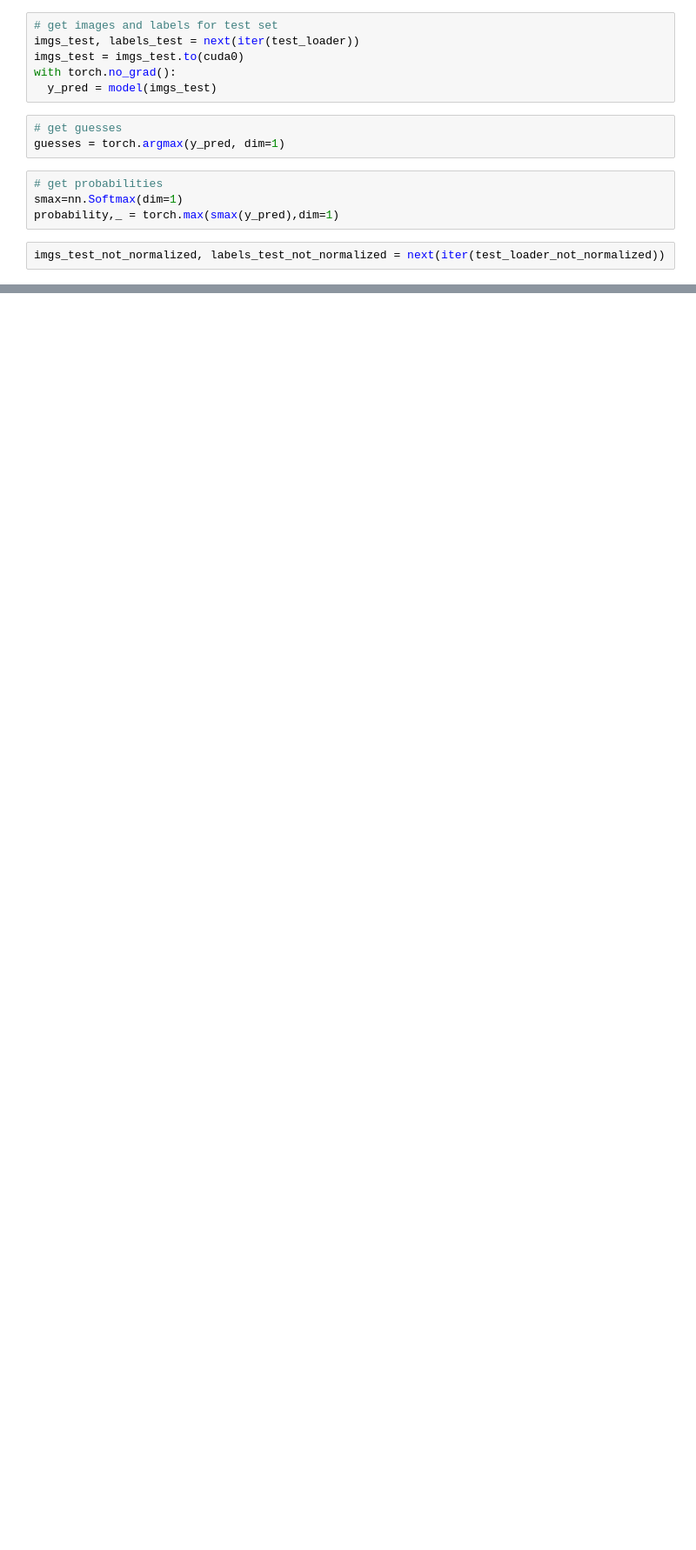
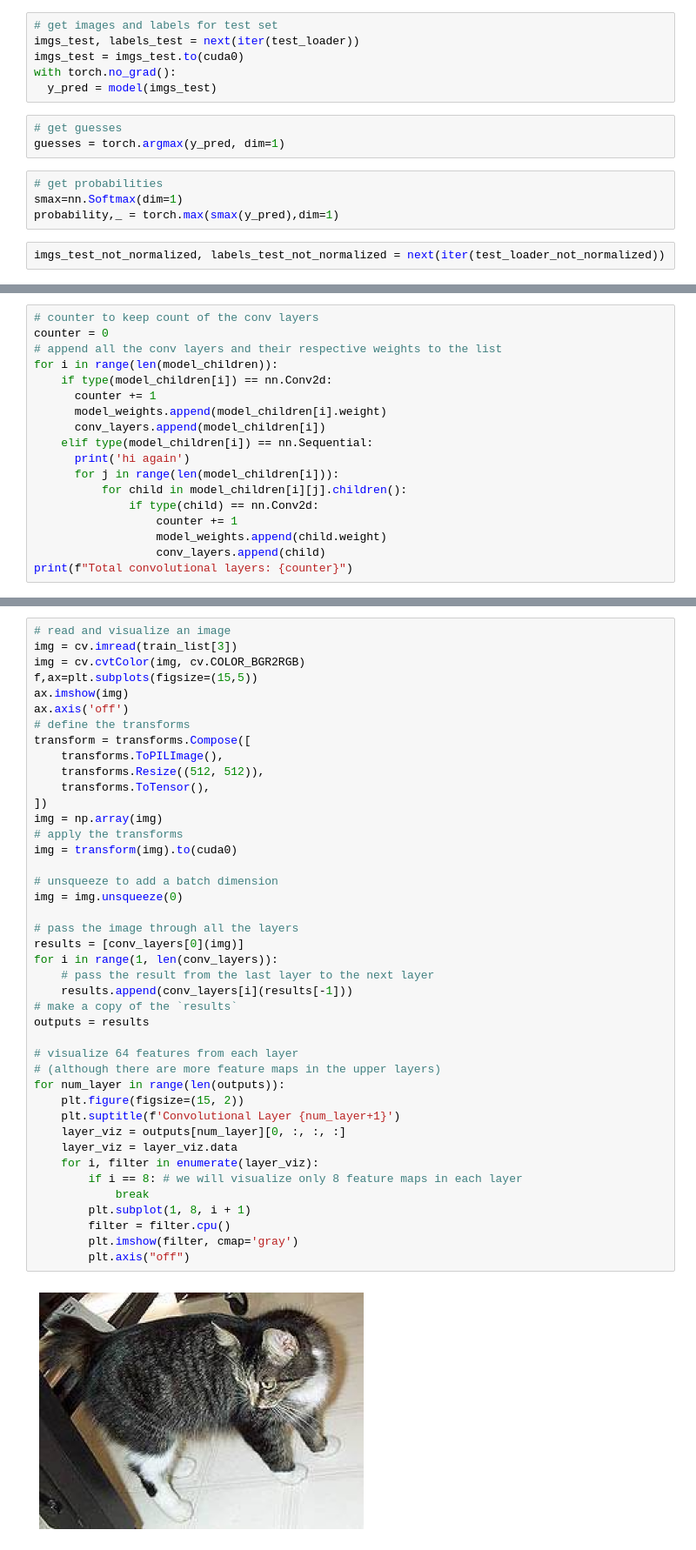
Before and after one commit to egagli/amath563, a Jupyter notebook: labs/5/Lab5_Notebook.ipynb, the cells around one changed output, grey strips where cells are left out. Shown at 87% size. Cells and saved outputs as stored; diff of their text form; blank space fills up the shorter version.

```diff
--- a/labs/5/Lab5_Notebook.ipynb
+++ b/labs/5/Lab5_Notebook.ipynb
@@ -262,0 +302,18 @@ Text(0.5, 0.98, 'AlexNet Cat/Dog Classification Test')
+# %%
+# counter to keep count of the conv layers
+counter = 0
+# append all the conv layers and their respective weights to the list
+for i in range(len(model_children)):
+    if type(model_children[i]) == nn.Conv2d:
+      counter += 1
+      model_weights.append(model_children[i].weight)
+      conv_layers.append(model_children[i])
+    elif type(model_children[i]) == nn.Sequential:
+      print('hi again')
+      for j in range(len(model_children[i])):
+          for child in model_children[i][j].children():
+              if type(child) == nn.Conv2d:
+                  counter += 1
+                  model_weights.append(child.weight)
+                  conv_layers.append(child)
+print(f"Total convolutional layers: {counter}")
@@ -262,0 +322,44 @@ Text(0.5, 0.98, 'AlexNet Cat/Dog Classification Test')
+# %%
+# read and visualize an image
+img = cv.imread(train_list[3])
+img = cv.cvtColor(img, cv.COLOR_BGR2RGB)
+f,ax=plt.subplots(figsize=(15,5))
+ax.imshow(img)
+ax.axis('off')
+# define the transforms
+transform = transforms.Compose([
+    transforms.ToPILImage(),
+    transforms.Resize((512, 512)),
+    transforms.ToTensor(),
+])
+img = np.array(img)
+# apply the transforms
+img = transform(img).to(cuda0)
+
+# unsqueeze to add a batch dimension
+img = img.unsqueeze(0)
+
+# pass the image through all the layers
+results = [conv_layers[0](img)]
+for i in range(1, len(conv_layers)):
+    # pass the result from the last layer to the next layer
+    results.append(conv_layers[i](results[-1]))
+# make a copy of the `results`
+outputs = results
+
+# visualize 64 features from each layer
+# (although there are more feature maps in the upper layers)
+for num_layer in range(len(outputs)):
+    plt.figure(figsize=(15, 2))
+    plt.suptitle(f'Convolutional Layer {num_layer+1}')
+    layer_viz = outputs[num_layer][0, :, :, :]
+    layer_viz = layer_viz.data
+    for i, filter in enumerate(layer_viz):
+        if i == 8: # we will visualize only 8 feature maps in each layer
+            break
+        plt.subplot(1, 8, i + 1)
+        filter = filter.cpu()
+        plt.imshow(filter, cmap='gray')
+        plt.axis("off")
+# %% [output]
+[figure, added]
```
Also changed, not shown: parts of 15 cells of this notebook.
